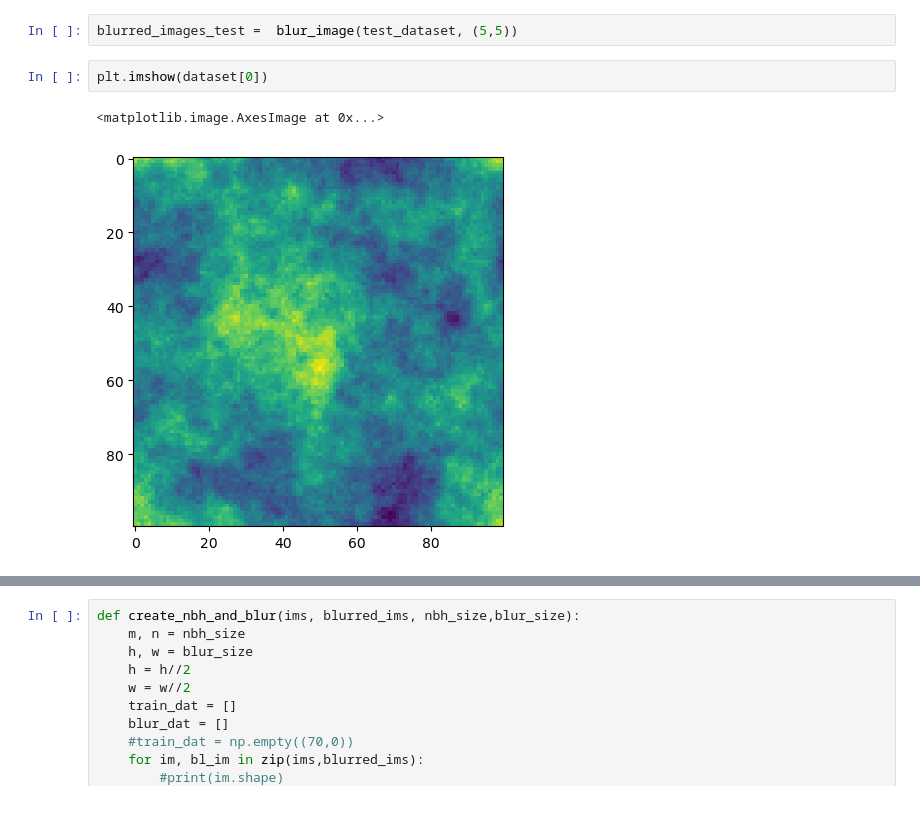
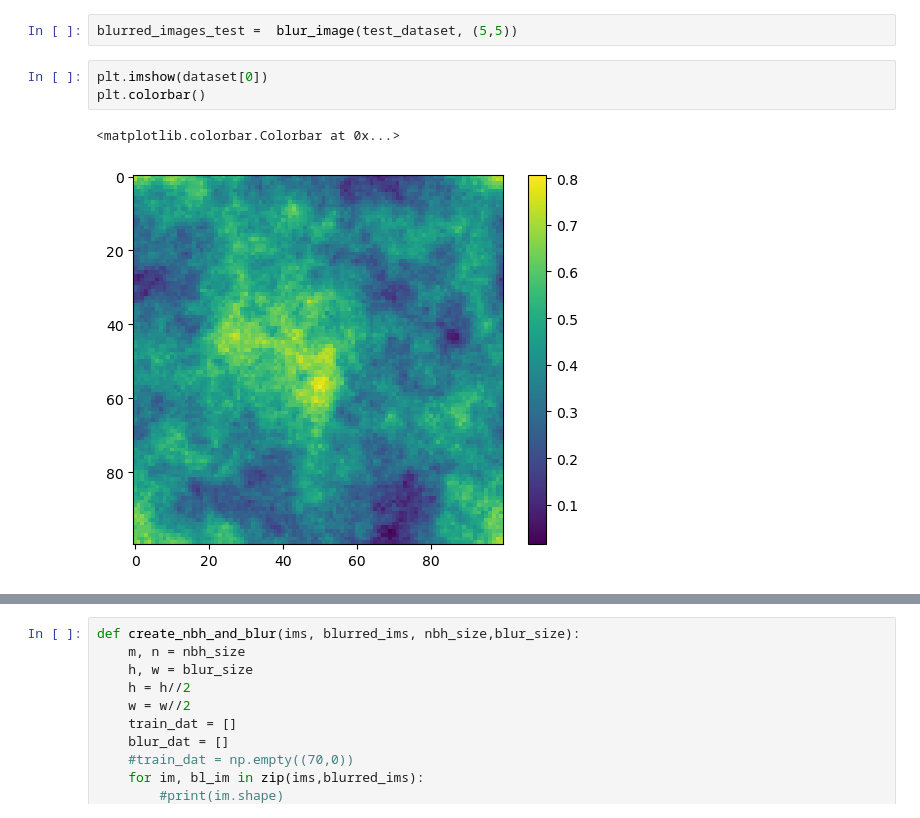
Before and after one commit to torgeirlw/master_git, a Jupyter notebook: Gen_with_blur/lin_gen_gauss.ipynb, the cells around one changed output, grey strips where cells are left out. Drawn from its saved outputs; the diff is of its cells as text.

```diff
--- a/Gen_with_blur/lin_gen_gauss.ipynb
+++ b/Gen_with_blur/lin_gen_gauss.ipynb
@@ -55,9 +55,10 @@ blurred_images = blur_image(dataset, (5,5))
 blurred_images_test =  blur_image(test_dataset, (5,5))
 # %%
 plt.imshow(dataset[0])
+plt.colorbar()
 # %% [output]
-<matplotlib.image.AxesImage at 0x...>
+<matplotlib.colorbar.Colorbar at 0x...>
-[figure, old version]
+[figure, new version]
 # %%
 plt.imshow(blurred_images[0])
 plt.colorbar()
```
Also changed, not shown: parts of 21 cells of this notebook, 43 other files.
